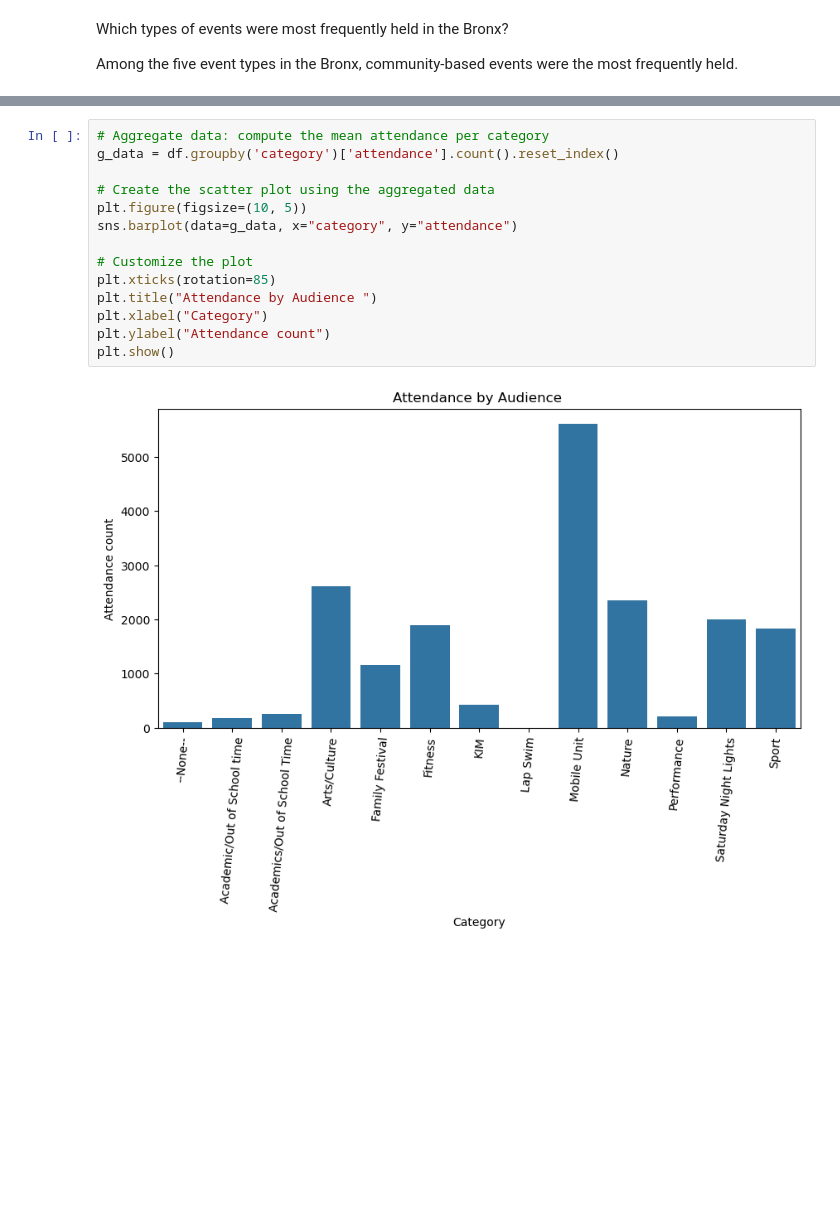
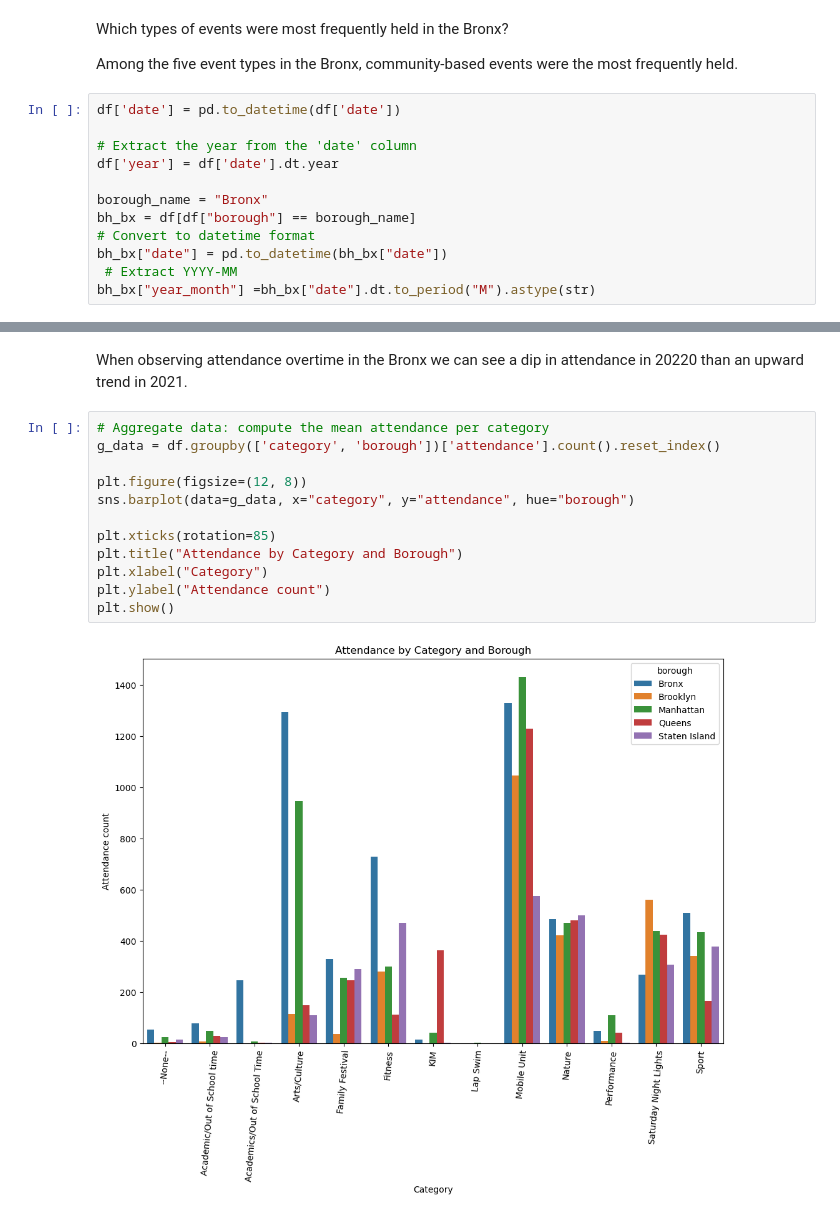
Before and after one commit to MaimunaBawa/Phase-1-Portfolio-Project, a Jupyter notebook: EDA Notebooks/Maimuna/Maimuna/Maimuna.NoteBook.ipynb, the cells around one changed output, grey strips where cells are left out. Drawn from its saved outputs; the diff is of its cells as text; blank space fills up the shorter version.

```diff
--- a/EDA Notebooks/Maimuna/Maimuna/Maimuna.NoteBook.ipynb
+++ b/EDA Notebooks/Maimuna/Maimuna/Maimuna.NoteBook.ipynb
@@ -119,3 +99,15 @@ plt.show()
 Which types of events were most frequently held in the Bronx?
 
 Among the five event types in the Bronx, community-based events were the most frequently held.
+# %%
+df['date'] = pd.to_datetime(df['date'])
+
+# Extract the year from the 'date' column
+df['year'] = df['date'].dt.year
+
+borough_name = "Bronx"
+bh_bx = df[df["borough"] == borough_name]
+# Convert to datetime format
+bh_bx["date"] = pd.to_datetime(bh_bx["date"])
+ # Extract YYYY-MM
+bh_bx["year_month"] =bh_bx["date"].dt.to_period("M").astype(str)
@@ -122,17 +141,17 @@ Among the five event types in the Bronx, community-based events were the most fr
+# %% [markdown]
+When observing attendance overtime in the Bronx we can see a dip in attendance in 20220 than an upward trend in 2021.
 # %%
 # Aggregate data: compute the mean attendance per category
-g_data = df.groupby('category')['attendance'].count().reset_index()
+g_data = df.groupby(['category', 'borough'])['attendance'].count().reset_index()
 
-# Create the scatter plot using the aggregated data
-plt.figure(figsize=(10, 5))
-sns.barplot(data=g_data, x="category", y="attendance")
+plt.figure(figsize=(12, 8))
+sns.barplot(data=g_data, x="category", y="attendance", hue="borough")
 
-# Customize the plot
 plt.xticks(rotation=85)
-plt.title("Attendance by Audience ")
+plt.title("Attendance by Category and Borough")
 plt.xlabel("Category")
 plt.ylabel("Attendance count")
 plt.show()
 # %% [output]
-[figure, old version]
+[figure, new version]
 # %% [markdown]
```
Also changed, not shown: parts of 4 cells of this notebook, 1 other file.
